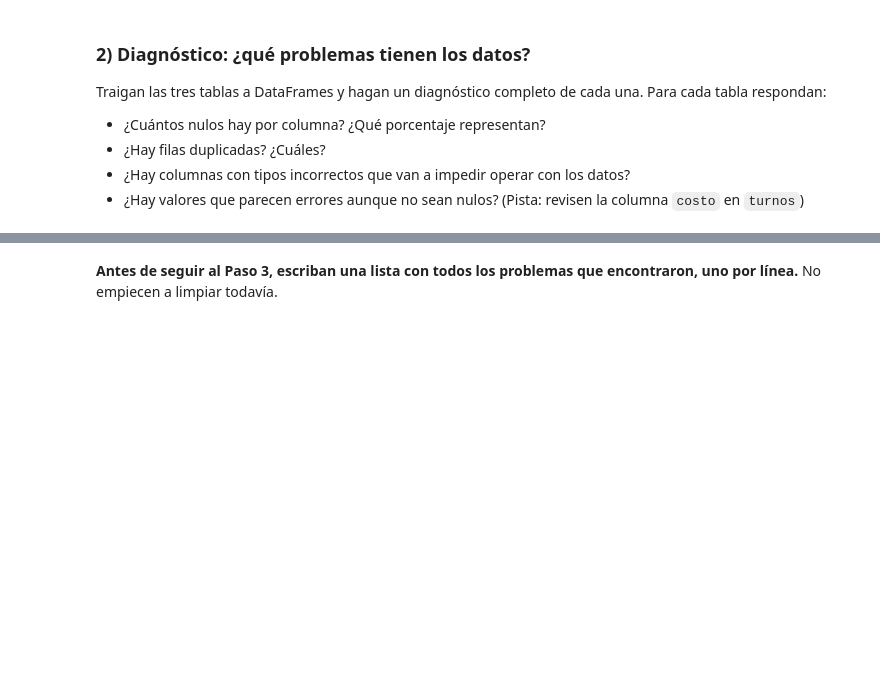
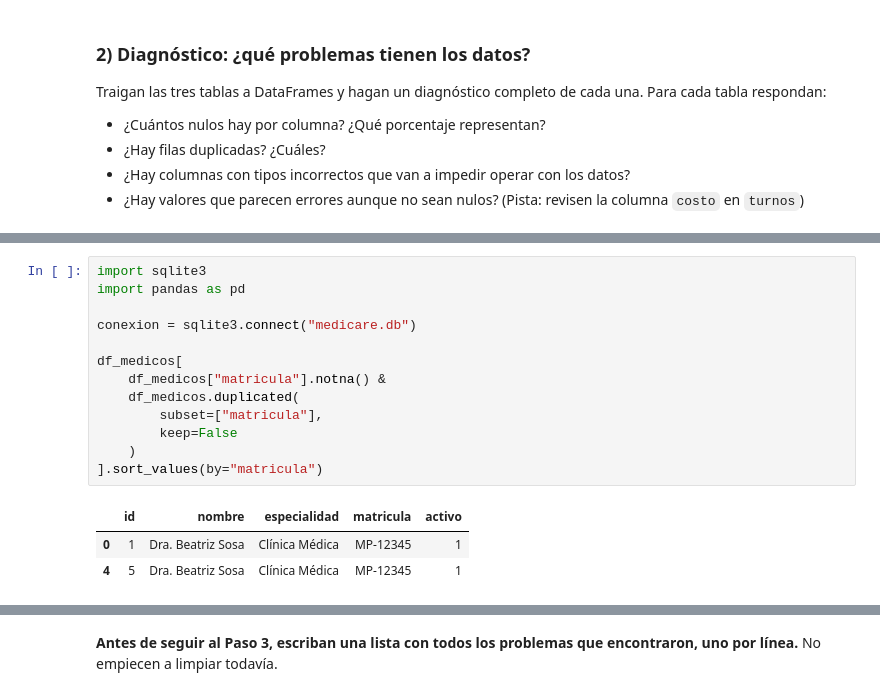
Before and after one commit to AlejandroTanquis/data-analysis-course, a Jupyter notebook: modulo-3-transformacion/clase-09/practica/notebook.ipynb, the cells around one changed output, grey strips where cells are left out. Cells and saved outputs as stored; diff of their text form; blank space fills up the shorter version.

```diff
--- a/modulo-3-transformacion/clase-09/practica/notebook.ipynb
+++ b/modulo-3-transformacion/clase-09/practica/notebook.ipynb
@@ -160,0 +259,17 @@ display(turnos)
+# %%
+import sqlite3
+import pandas as pd
+
+conexion = sqlite3.connect("medicare.db")
+
+df_medicos[
+    df_medicos["matricula"].notna() &
+    df_medicos.duplicated(
+        subset=["matricula"],
+        keep=False
+    )
+].sort_values(by="matricula")
+# %% [output]
+|  | id | nombre | especialidad | matricula | activo |
+| 0 | 1 | Dra. Beatriz Sosa | Clínica Médica | MP-12345 | 1 |
+| 4 | 5 | Dra. Beatriz Sosa | Clínica Médica | MP-12345 | 1 |
```
Also changed, not shown: parts of 25 cells of this notebook, 1 other file.
